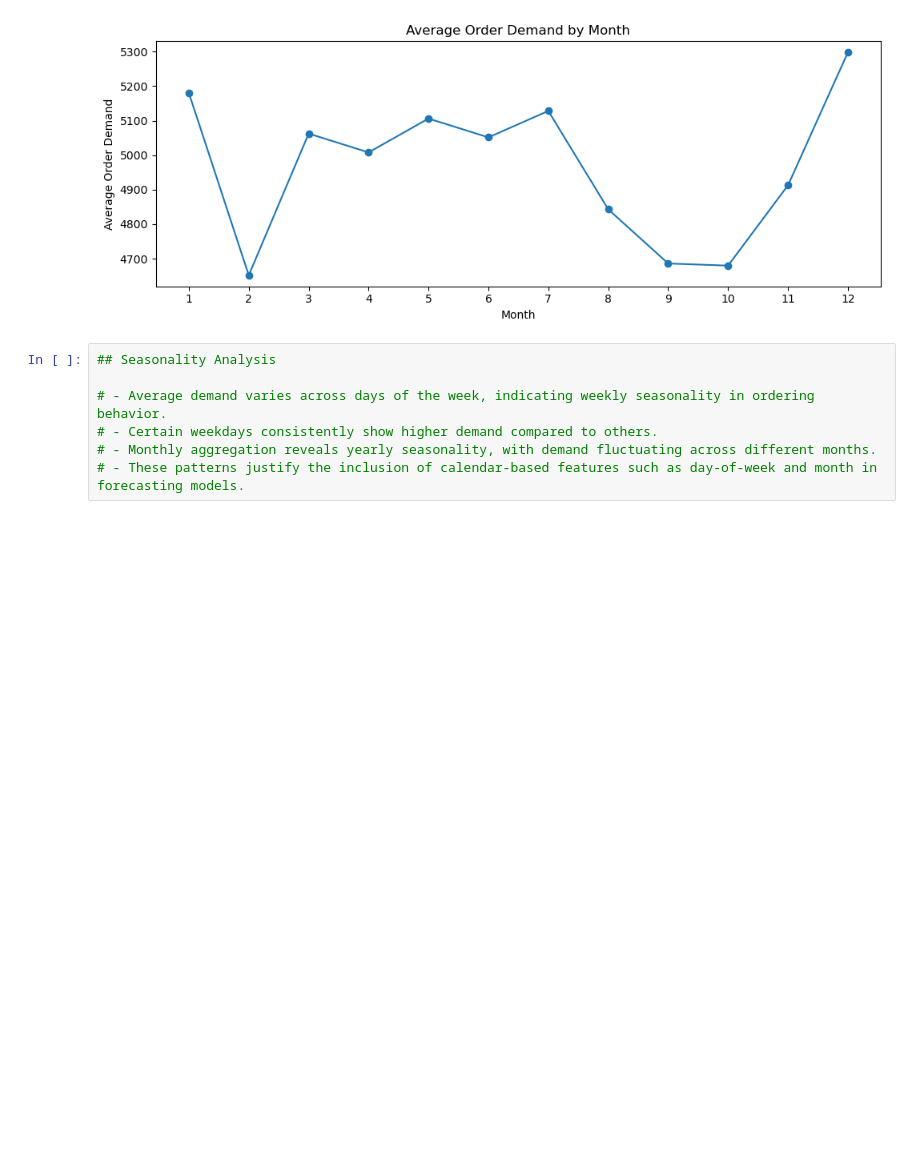
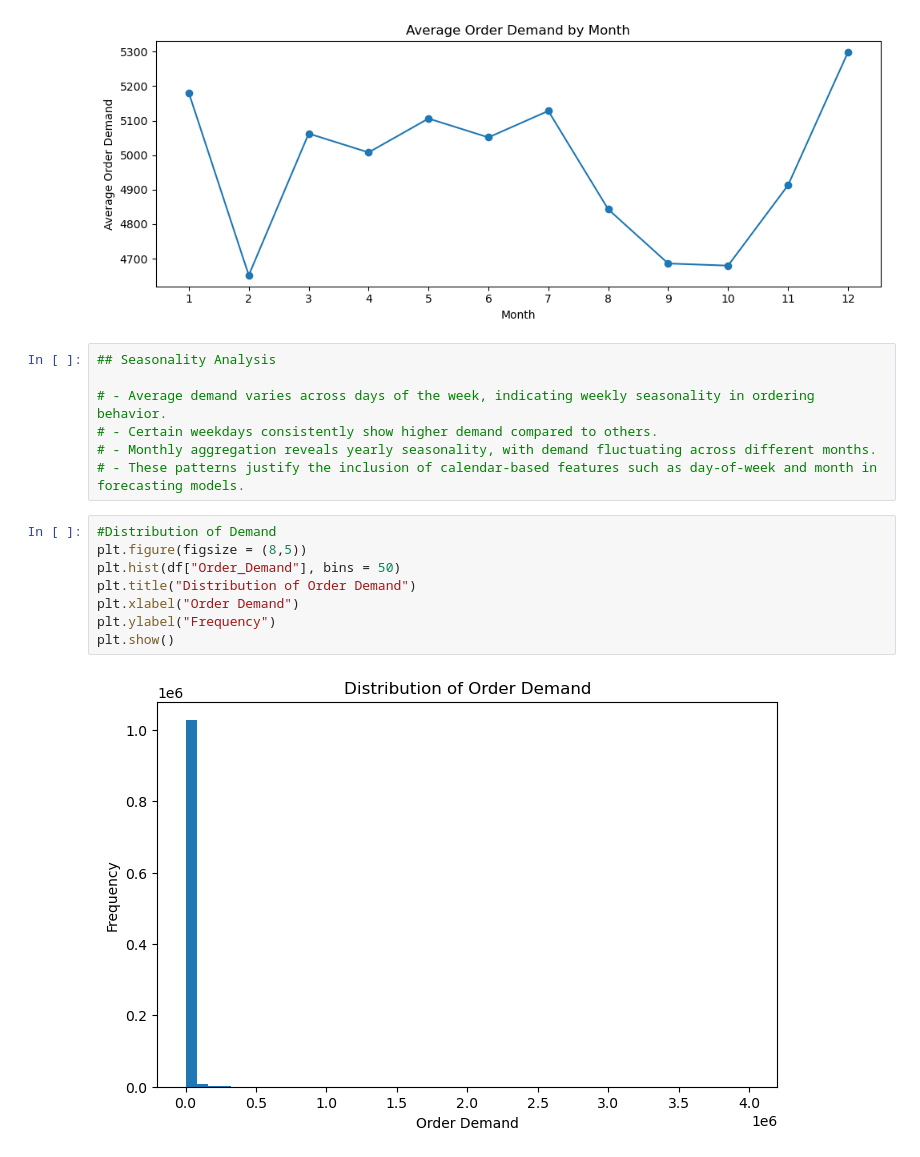
Before and after one commit to Jenish045/drift-aware-demand-forecasting-ml, a Jupyter notebook: notebooks/01_data_overview.ipynb, the cells around one changed output. Saved outputs shown, nothing was run; the diff lists cells and outputs as text; blank space fills up the shorter version.

```diff
--- a/notebooks/01_data_overview.ipynb
+++ b/notebooks/01_data_overview.ipynb
@@ -167,3 +167,13 @@ plt.show()
 # - Certain weekdays consistently show higher demand compared to others.
 # - Monthly aggregation reveals yearly seasonality, with demand fluctuating across different months.
 # - These patterns justify the inclusion of calendar-based features such as day-of-week and month in forecasting models.
+# %%
+#Distribution of Demand
+plt.figure(figsize = (8,5))
+plt.hist(df["Order_Demand"], bins = 50)
+plt.title("Distribution of Order Demand")
+plt.xlabel("Order Demand")
+plt.ylabel("Frequency")
+plt.show()
+# %% [output]
+[figure, added]
```
Also changed, not shown: parts of 3 cells of this notebook.
